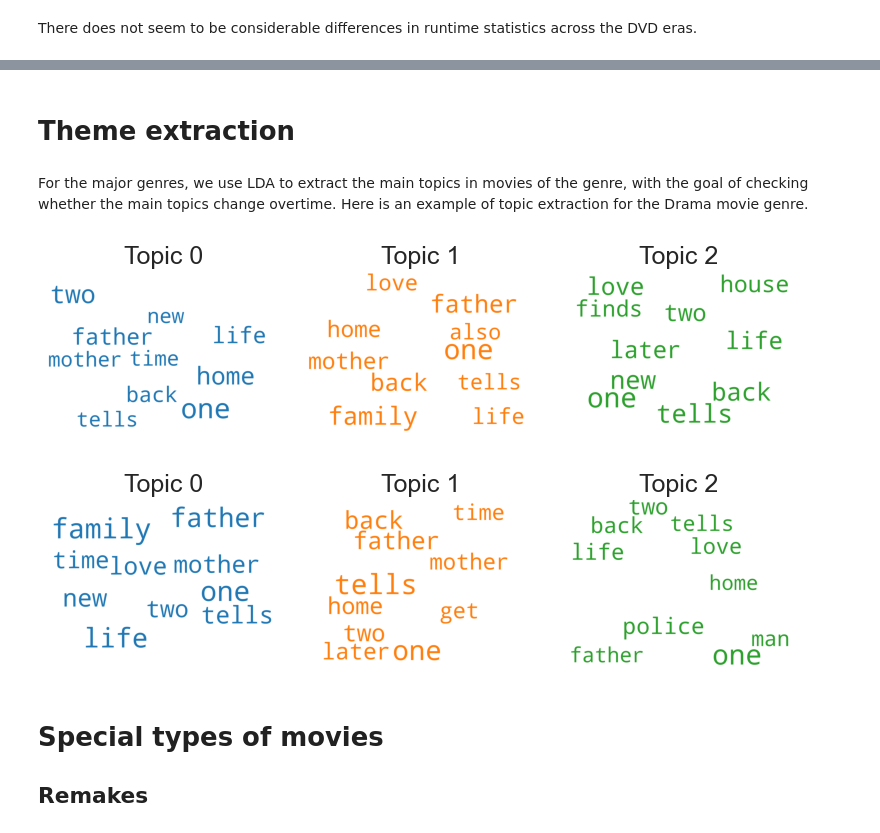
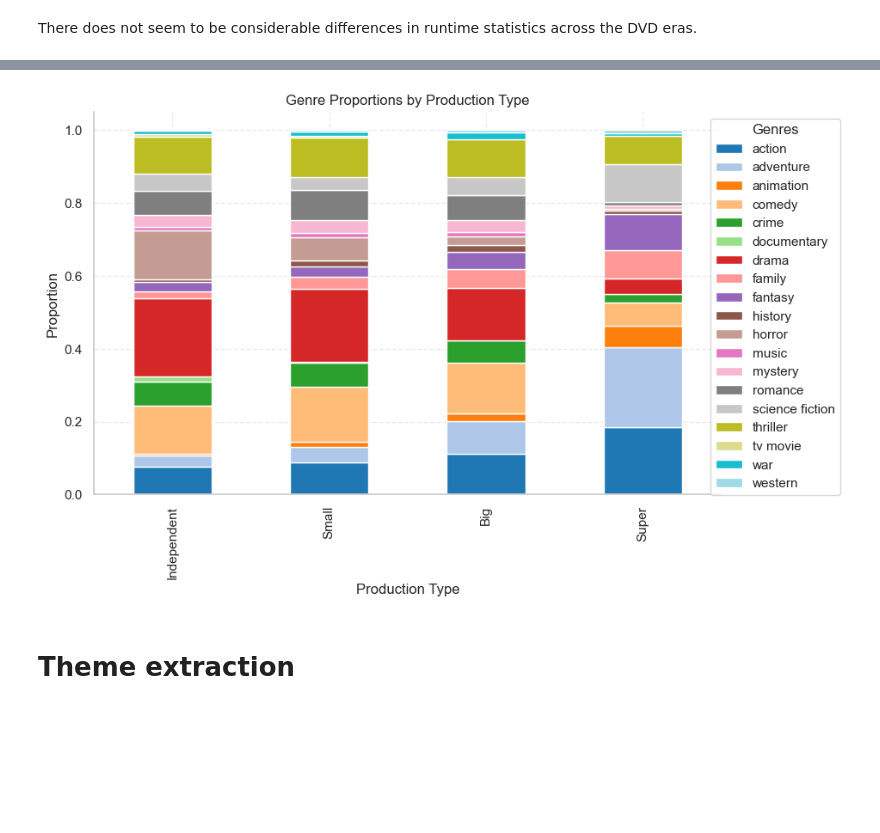
Before and after one commit to epfl-ada/ada-2024-project-databand, a Jupyter notebook: main_results_CMU.ipynb, the cells around one changed output, grey strips where cells are left out. Saved outputs shown, nothing was run; the diff lists cells and outputs as text; code cells hidden in the pictures; blank space fills up the shorter version.

Commit message:
add CS main results

```diff
--- a/main_results_CMU.ipynb
+++ b/main_results_CMU.ipynb
@@ -350,26 +383,15 @@ We can see that drama is the most common genre across all eras, closely followed
+# %%
+grouped_genres = genre_proportions.groupby(['prod_type', 'genres'], observed=False).sum('count').reset_index()
+grouped_genres['proportion'] = grouped_genres['count'] / grouped_genres['total']
+# Pivot the DataFrame
+pivot_df = grouped_genres.pivot_table(index='prod_type', columns='genres', values='proportion', fill_value=0,
+                                      observed=False)
+
+pivot_df.plot(kind='bar', stacked=True, figsize=(8, 6), colormap='tab20')
+plt.tight_layout()
+plt.legend(title="Genres", bbox_to_anchor=(1.2, 1), loc='upper right')
+style_plot("Genre Proportions by Production Type", "Production Type", "Proportion")
+# %% [output]
+[figure, added]
 # %% [markdown]
 # Theme extraction
-# %% [markdown]
-For the major genres, we use LDA to extract the main topics in movies of the genre, with the goal of checking whether the main topics change overtime. Here is an example of topic extraction for the Drama movie genre.
-# %%
-# Pre-process movie plots, lowercase, removing stopwords & special characters
-df['clean_overview'] = df.overview.apply(clean_text)
-
-# Extract plots for Drama genre and pre-DVD era
-text_data = get_movie_plots(df, 'drama', 'pre')
-# Extract 3 main topics
-model = LDAModel(text_data, 3)
-model.train()
-model.plot_topics()
-# %% [output]
-[figure, removed]
-# %%
-text_data = get_movie_plots(df, 'drama', 'during')
-model = LDAModel(text_data, 3)
-model.train()
-model.plot_topics()
-# %% [output]
-[figure, removed]
-# %% [markdown]
-# Special types of movies
-## Remakes
```
Also changed, not shown: parts of 20 cells of this notebook, 2 other files.
